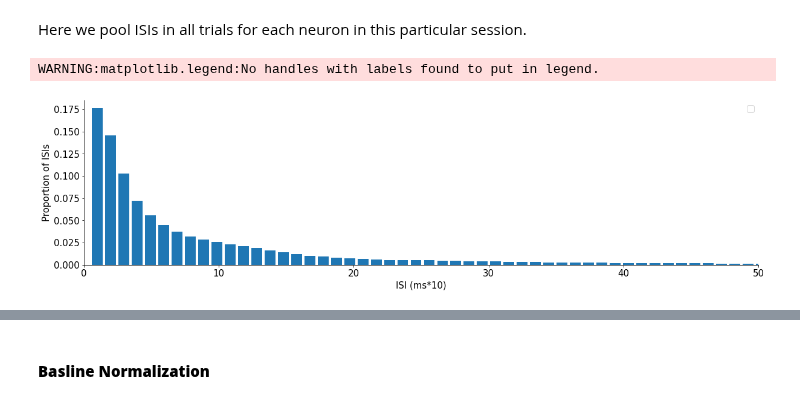
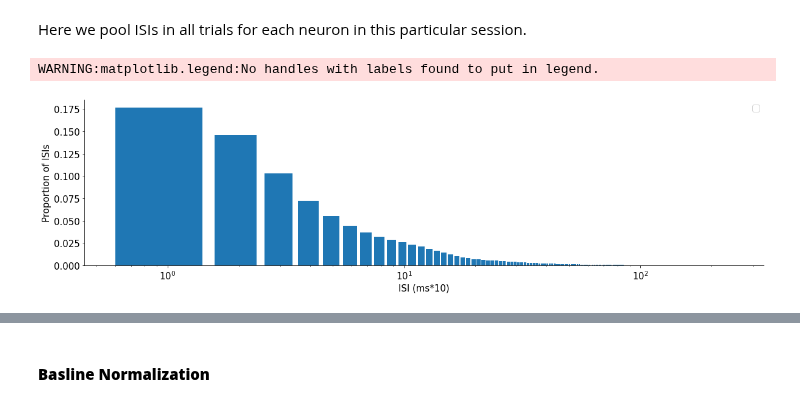
Before and after one commit to MiladQolami/Neural-Data-Analysis, a Jupyter notebook: SpikingVariablity/SpikingVariablity.ipynb, the cells around one changed output, grey strips where cells are left out. Saved outputs shown, nothing was run; the diff lists cells and outputs as text; code cells hidden in the pictures.

```diff
--- a/SpikingVariablity/SpikingVariablity.ipynb
+++ b/SpikingVariablity/SpikingVariablity.ipynb
@@ -230,17 +232,18 @@ for neuron_i in range(spikes_hipp.shape[0]):
 # %%
 
 ISI_hipp_hist,time_bins = np.histogram(ISI_hipp,bins=250)
 ISI_hip_prop = [item / len(ISI_hipp) for item in ISI_hipp_hist ]
 
 plt.bar(time_bins[0:-1],ISI_hip_prop)
-plt.xlim([0,50])
+# plt.xlim([0,50])
 plt.xlabel('ISI (ms*10)')
 plt.ylabel('Proportion of ISIs')
 plt.legend()
+plt.xscale('log')
 plt.show()
 # %% [output]
 WARNING:matplotlib.legend:No handles with labels found to put in legend.
-[figure, old version]
+[figure, new version]
 # %% [markdown]
 
 ## **Trial-to-tiral variablity**
```
Also changed, not shown: parts of 1 cell of this notebook.
